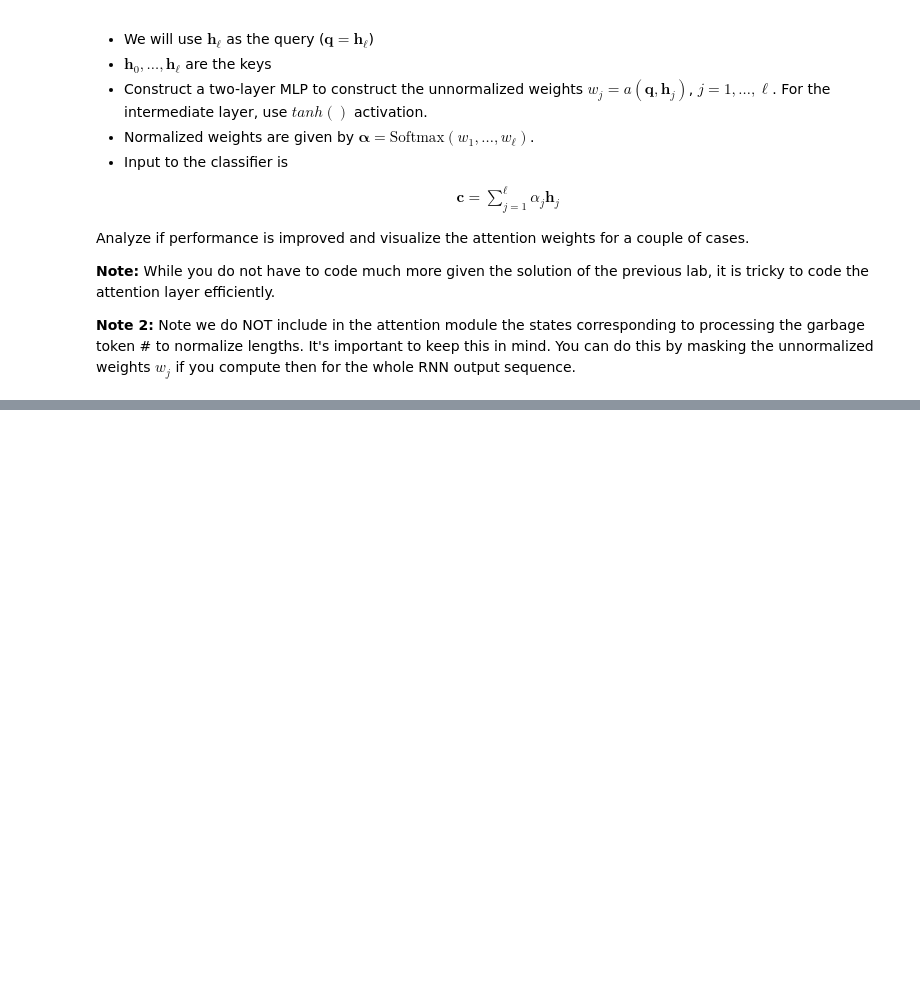
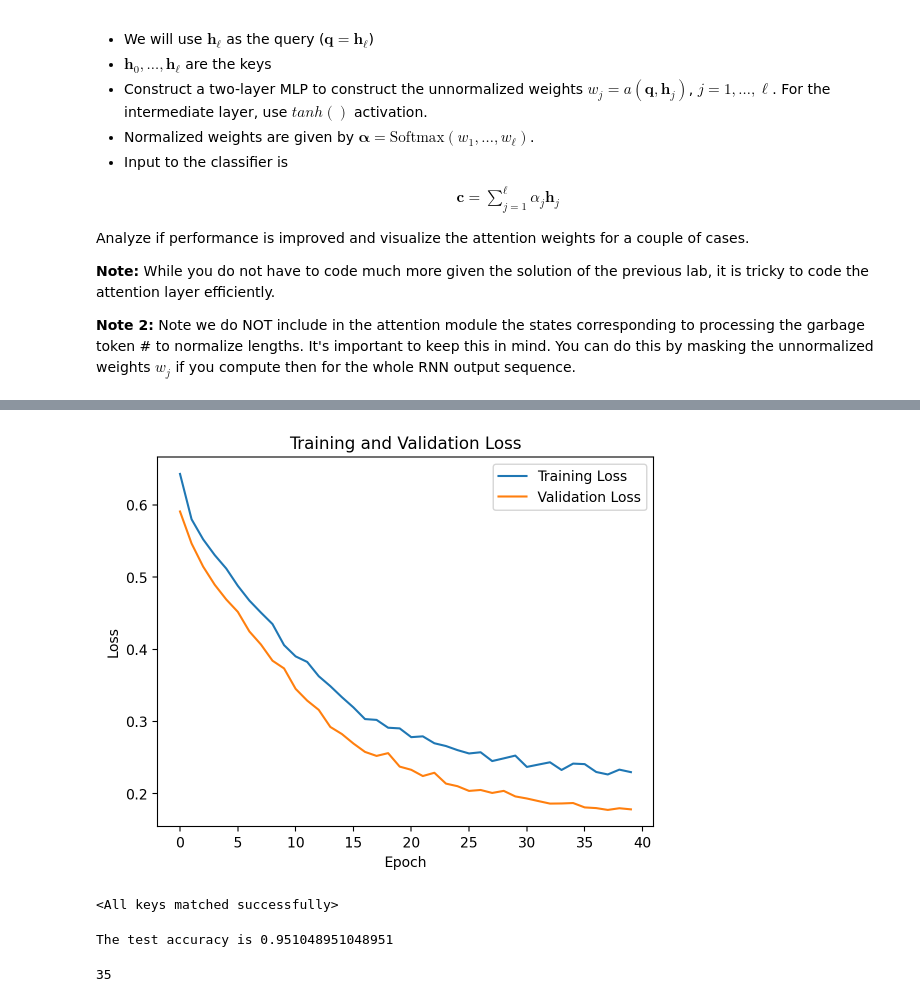
Before and after one commit to danitoribio/neural_networks, a Jupyter notebook: project3/STUDENT_Lab_RNNs_Sentiment_Analysis_with_Attention.ipynb, the cells around one changed output, grey strips where cells are left out. Saved outputs shown, nothing was run; the diff lists cells and outputs as text; code cells hidden in the pictures; blank space fills up the shorter version.

Commit message:
attention implemented

```diff
--- a/project3/STUDENT_Lab_RNNs_Sentiment_Analysis_with_Attention.ipynb
+++ b/project3/STUDENT_Lab_RNNs_Sentiment_Analysis_with_Attention.ipynb
@@ -26,0 +156,26 @@ Analyze if performance is improved and visualize the attention weights for a cou
+# %%
+# We add as many junk tokens (#) as needed to equalize the length of each sentence to max_l
+
+garbage_token = nlp('#') # Junk token --> #
+
+# We normalize the dataset
+
+norm_docs_eq_length = [norm_docs[d]+[garbage_token]*(max_l-lengths[d]) for d in range(len(norm_docs))]
+
+# Train documents
+
+docs_train = [norm_docs_eq_length[d] for d in idx_train]
+
+len_train = [lengths[d] for d in idx_train]
+
+# Validation documents
+
+docs_val = [norm_docs_eq_length[d] for d in idx_val]
+
+len_val = [lengths[d] for d in idx_val]
+
+# documentos test
+
+docs_test = [norm_docs_eq_length[d] for d in idx_test]
+
+len_test = [lengths[d] for d in idx_test]
@@ -26,0 +392,8 @@ Analyze if performance is improved and visualize the attention weights for a cou
+# %%
+# Instantiate the model
+input_size = 300  # Assuming word embeddings of size 300
+output_size = 2
+hidden_dim = 64
+n_layers = 2
+rnn_with_attention = RNNWithAttention(input_size, output_size, hidden_dim, n_layers)
+rnn_with_attention.fit(docs_train,docs_val,torch.Tensor(y_train),torch.Tensor(y_val),len_train,len_val,epochs=40,print_every=1)
@@ -26,0 +418,32 @@ Analyze if performance is improved and visualize the attention weights for a cou
+# %%
+# Plotting the train/val loss
+
+plt.plot(range(len(rnn_with_attention.loss_during_training)), rnn_with_attention.loss_during_training, label='Training Loss')
+plt.plot(range(len(rnn_with_attention.valid_loss_during_training)), rnn_with_attention.valid_loss_during_training, label='Validation Loss')
+plt.xlabel('Epoch')
+plt.ylabel('Loss')
+plt.title('Training and Validation Loss')
+plt.legend()
+plt.show()
+# %% [output]
+[figure, added]
+# %%
+# Recovering the best validation parameters
+
+idx_min = np.argsort(rnn_with_attention.valid_loss_during_training)
+
+rnn_with_attention.load_state_dict(torch.load(rnn_with_attention.saved_files+'_epoch_'+str(idx_min[0])+'.pth'))
+# %% [output]
+<All keys matched successfully>
+# %%
+logprobs,acc,weights =rnn_with_attention.predict_proba(docs_test,len_test,y_test)
+
+probs = np.exp(logprobs)
+
+print(f"The test accuracy is {acc}")
+# %% [output]
+The test accuracy is 0.951048951048951
+# %%
+print(len(weights[0]))
+# %% [output]
+35
```
Also changed, not shown: parts of 12 cells of this notebook.
